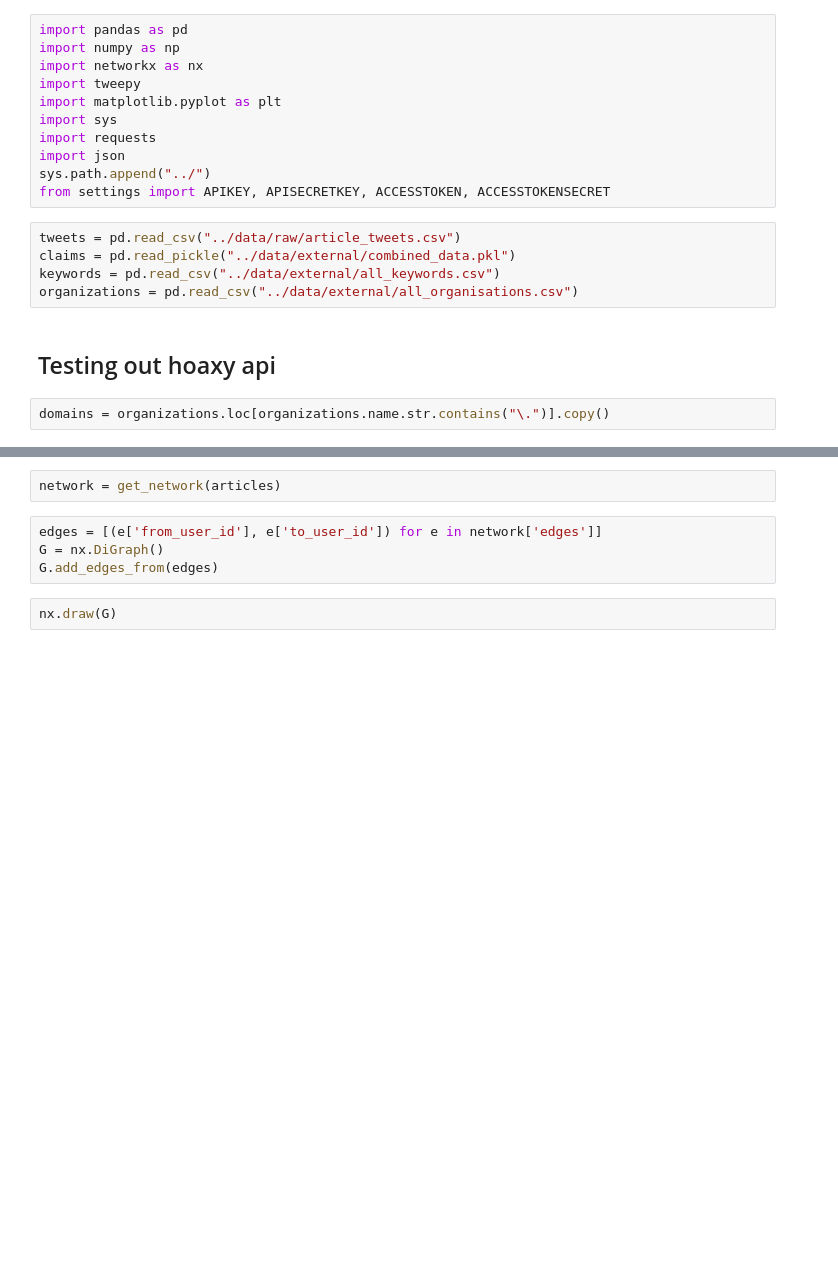
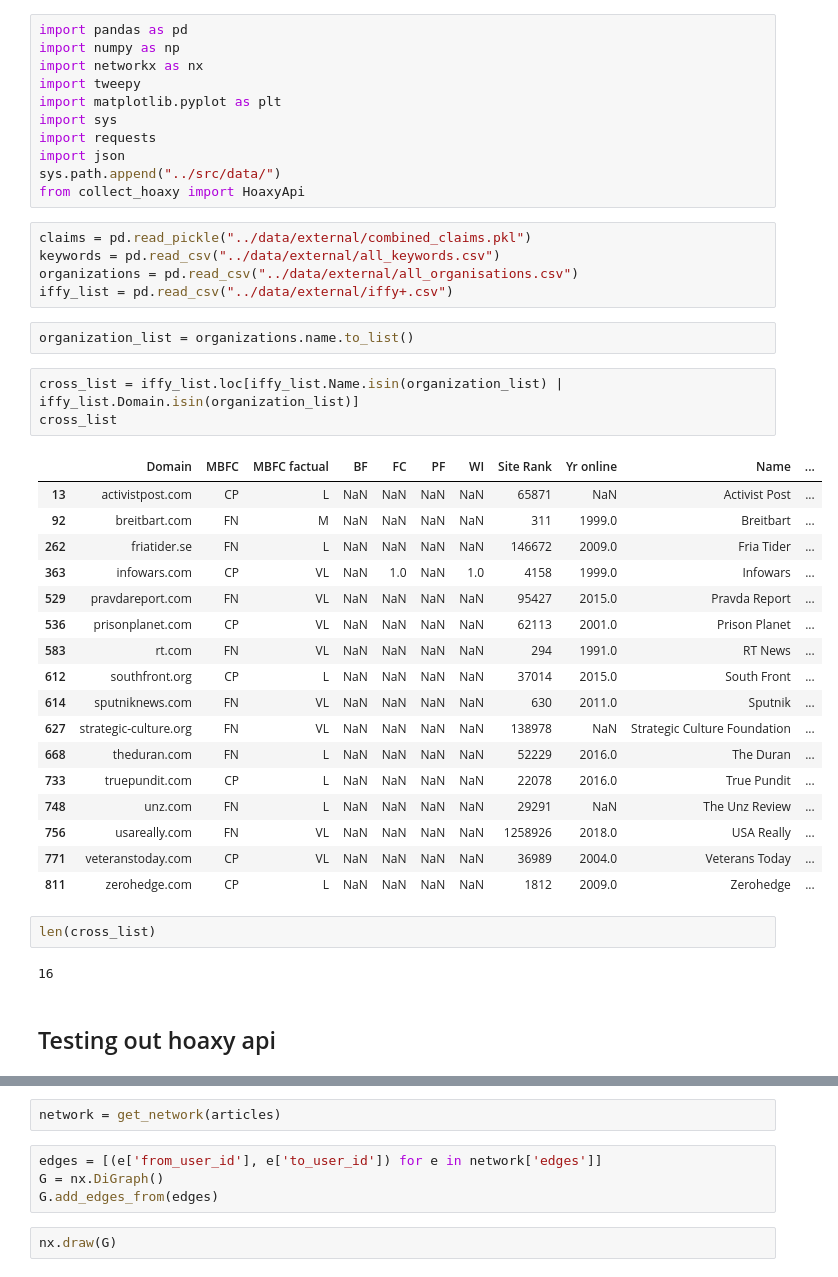
Before and after one commit to ethan-grinberg/misinformation-cluster-analysis, a Jupyter notebook: notebooks/3-ebg-graph-exploration.ipynb, the cells around one changed output, grey strips where cells are left out. Cells and saved outputs as stored; diff of their text form; blank space fills up the shorter version.

Commit message:
explored domains included in hoaxy api

```diff
--- a/notebooks/3-ebg-graph-exploration.ipynb
+++ b/notebooks/3-ebg-graph-exploration.ipynb
@@ -7,14 +7,39 @@ import matplotlib.pyplot as plt
 import sys
 import requests
 import json
-sys.path.append("../")
-from settings import APIKEY, APISECRETKEY, ACCESSTOKEN, ACCESSTOKENSECRET
+sys.path.append("../src/data/")
+from collect_hoaxy import HoaxyApi
 # %%
-tweets = pd.read_csv("../data/raw/article_tweets.csv")
-claims = pd.read_pickle("../data/external/combined_data.pkl")
+claims = pd.read_pickle("../data/external/combined_claims.pkl")
 keywords = pd.read_csv("../data/external/all_keywords.csv")
 organizations = pd.read_csv("../data/external/all_organisations.csv")
+iffy_list = pd.read_csv("../data/external/iffy+.csv")
+# %%
+organization_list = organizations.name.to_list()
+# %%
+cross_list = iffy_list.loc[iffy_list.Name.isin(organization_list) | iffy_list.Domain.isin(organization_list)]
+cross_list
+# %% [output]
+|  | Domain | MBFC | MBFC factual | BF | FC | PF | WI | Site Rank | Yr online | Name | ... |
+| 13 | activistpost.com | CP | L | NaN | NaN | NaN | NaN | 65871 | NaN | Activist Post | ... |
+| 92 | breitbart.com | FN | M | NaN | NaN | NaN | NaN | 311 | 1999.0 | Breitbart | ... |
+| 262 | friatider.se | FN | L | NaN | NaN | NaN | NaN | 146672 | 2009.0 | Fria Tider | ... |
+| 363 | infowars.com | CP | VL | NaN | 1.0 | NaN | 1.0 | 4158 | 1999.0 | Infowars | ... |
+| 529 | pravdareport.com | FN | VL | NaN | NaN | NaN | NaN | 95427 | 2015.0 | Pravda Report | ... |
+| 536 | prisonplanet.com | CP | VL | NaN | NaN | NaN | NaN | 62113 | 2001.0 | Prison Planet | ... |
+| 583 | rt.com | FN | VL | NaN | NaN | NaN | NaN | 294 | 1991.0 | RT News | ... |
+| 612 | southfront.org | CP | L | NaN | NaN | NaN | NaN | 37014 | 2015.0 | South Front | ... |
+| 614 | sputniknews.com | FN | VL | NaN | NaN | NaN | NaN | 630 | 2011.0 | Sputnik | ... |
+| 627 | strategic-culture.org | FN | VL | NaN | NaN | NaN | NaN | 138978 | NaN | Strategic Culture Foundation | ... |
+| 668 | theduran.com | FN | L | NaN | NaN | NaN | NaN | 52229 | 2016.0 | The Duran | ... |
+| 733 | truepundit.com | CP | L | NaN | NaN | NaN | NaN | 22078 | 2016.0 | True Pundit | ... |
+| 748 | unz.com | FN | L | NaN | NaN | NaN | NaN | 29291 | NaN | The Unz Review | ... |
+| 756 | usareally.com | FN | VL | NaN | NaN | NaN | NaN | 1258926 | 2018.0 | USA Really | ... |
+| 771 | veteranstoday.com | CP | VL | NaN | NaN | NaN | NaN | 36989 | 2004.0 | Veterans Today | ... |
+| 811 | zerohedge.com | CP | L | NaN | NaN | NaN | NaN | 1812 | 2009.0 | Zerohedge | ... |
+# %%
+len(cross_list)
+# %% [output]
+16
 # %% [markdown]
 ## Testing out hoaxy api
-# %%
-domains = organizations.loc[organizations.name.str.contains("\.")].copy()
```
Also changed, not shown: parts of 15 cells of this notebook, 2 other files.
